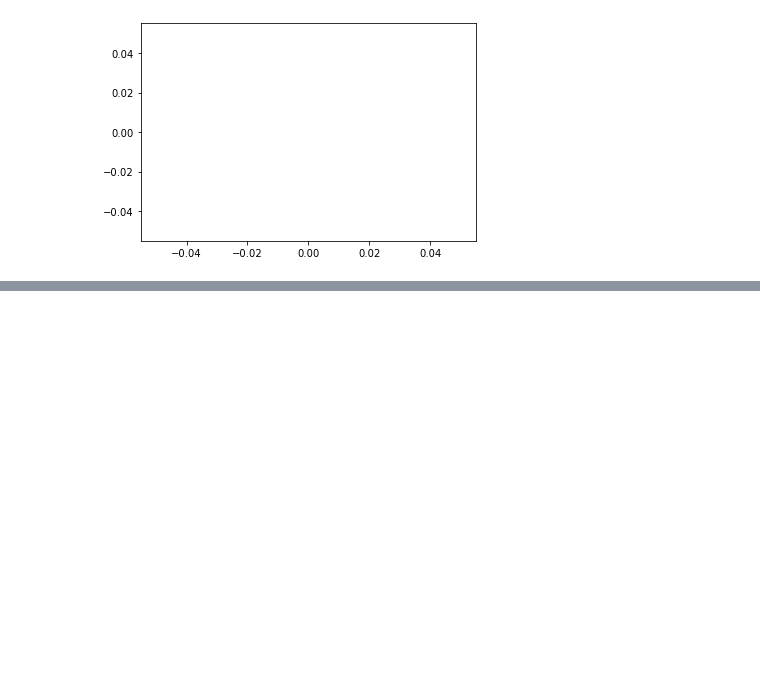
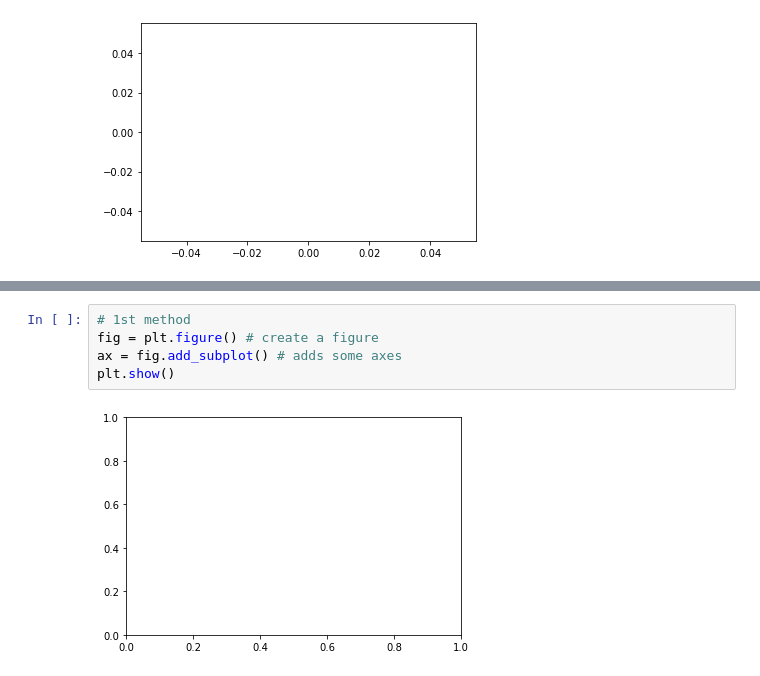
Before and after one commit to IanSeng/MachineLearning, a Jupyter notebook: ml-course/learn-matplotlib/introduction-to-matplotlib.ipynb, the cells around one changed output, grey strips where cells are left out. Saved outputs shown, nothing was run; the diff lists cells and outputs as text; blank space fills up the shorter version.

```diff
--- a/ml-course/learn-matplotlib/introduction-to-matplotlib.ipynb
+++ b/ml-course/learn-matplotlib/introduction-to-matplotlib.ipynb
@@ -19,0 +35,7 @@ plt.plot();
+# %%
+# 1st method
+fig = plt.figure() # create a figure
+ax = fig.add_subplot() # adds some axes
+plt.show()
+# %% [output]
+[figure, added]
```
Also changed, not shown: parts of 5 cells of this notebook.
